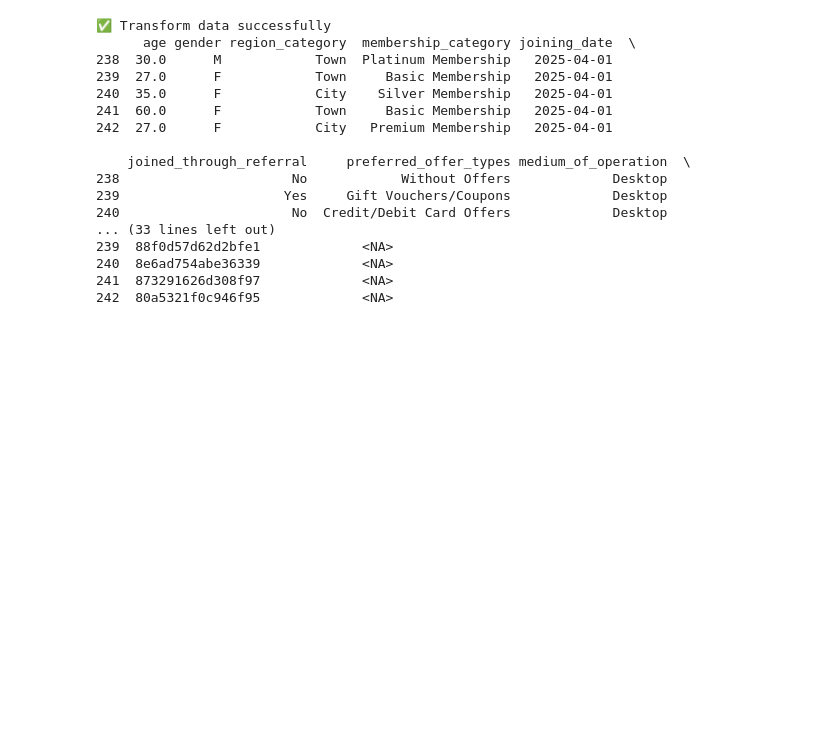
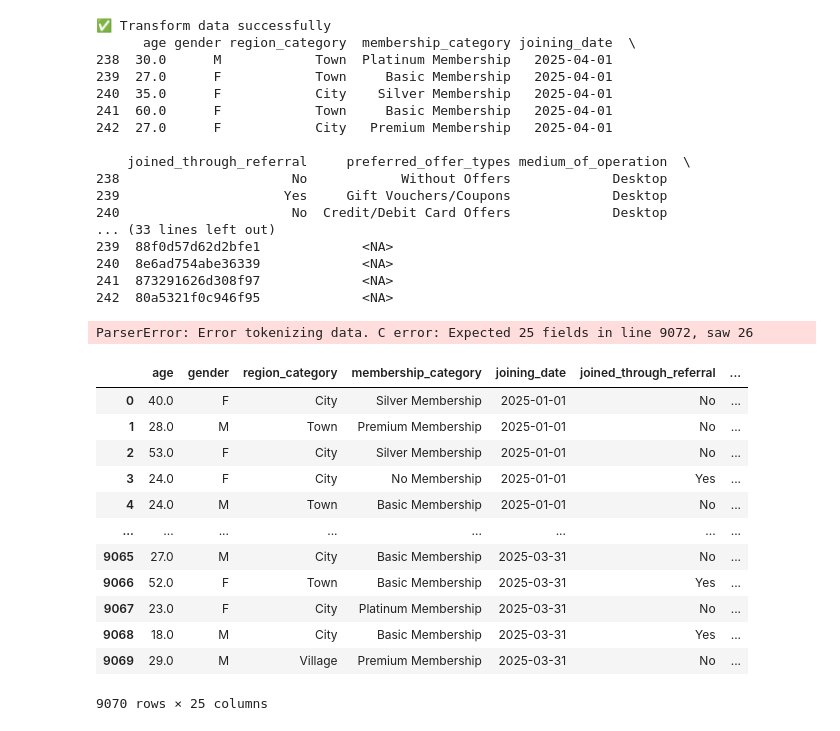
Before and after one commit to MintLee1234/mlops, a Jupyter notebook: Untitled-1.ipynb, the cells around one changed output. Cells and saved outputs as stored; diff of their text form; code cells hidden in the pictures; blank space fills up the shorter version.

```diff
--- a/Untitled-1.ipynb
+++ b/Untitled-1.ipynb
@@ -147,3 +257,29 @@ transform_data('2025-04-01')
 240  8e6ad754abe36339             <NA>
 241  873291626d308f97             <NA>
 242  80a5321f0c946f95             <NA>
+# %%
+from dags.component.data_transform import DataTransformation
+df = pd.read_csv('/home/minhle/mlops/data/gold_data.csv')
+# DataTransformation().initiate_data_transformation(df)
+df
+# %% [output]
+ParserError: Error tokenizing data. C error: Expected 25 fields in line 9072, saw 26
+# %%
+import pandas as pd
+df_gold = pd.read_csv('/home/minhle/mlops/data/gold_data.csv')
+df_gold = df_gold[df_gold['joining_date'] <= '2025-03-31']
+df_gold
+# %% [output]
+|  | age | gender | region_category | membership_category | joining_date | joined_through_referral | ... |
+| 0 | 40.0 | F | City | Silver Membership | 2025-01-01 | No | ... |
+| 1 | 28.0 | M | Town | Premium Membership | 2025-01-01 | No | ... |
+| 2 | 53.0 | F | City | Silver Membership | 2025-01-01 | No | ... |
+| 3 | 24.0 | F | City | No Membership | 2025-01-01 | Yes | ... |
+| 4 | 24.0 | M | Town | Basic Membership | 2025-01-01 | No | ... |
+| ... | ... | ... | ... | ... | ... | ... | ... |
+| 9065 | 27.0 | M | City | Basic Membership | 2025-03-31 | No | ... |
+| 9066 | 52.0 | F | Town | Basic Membership | 2025-03-31 | Yes | ... |
+| 9067 | 23.0 | F | City | Platinum Membership | 2025-03-31 | No | ... |
+| 9068 | 18.0 | M | City | Basic Membership | 2025-03-31 | Yes | ... |
+| 9069 | 29.0 | M | Village | Premium Membership | 2025-03-31 | No | ... |
+9070 rows × 25 columns
```
Also changed, not shown: parts of 10 cells of this notebook, 28 other files.
